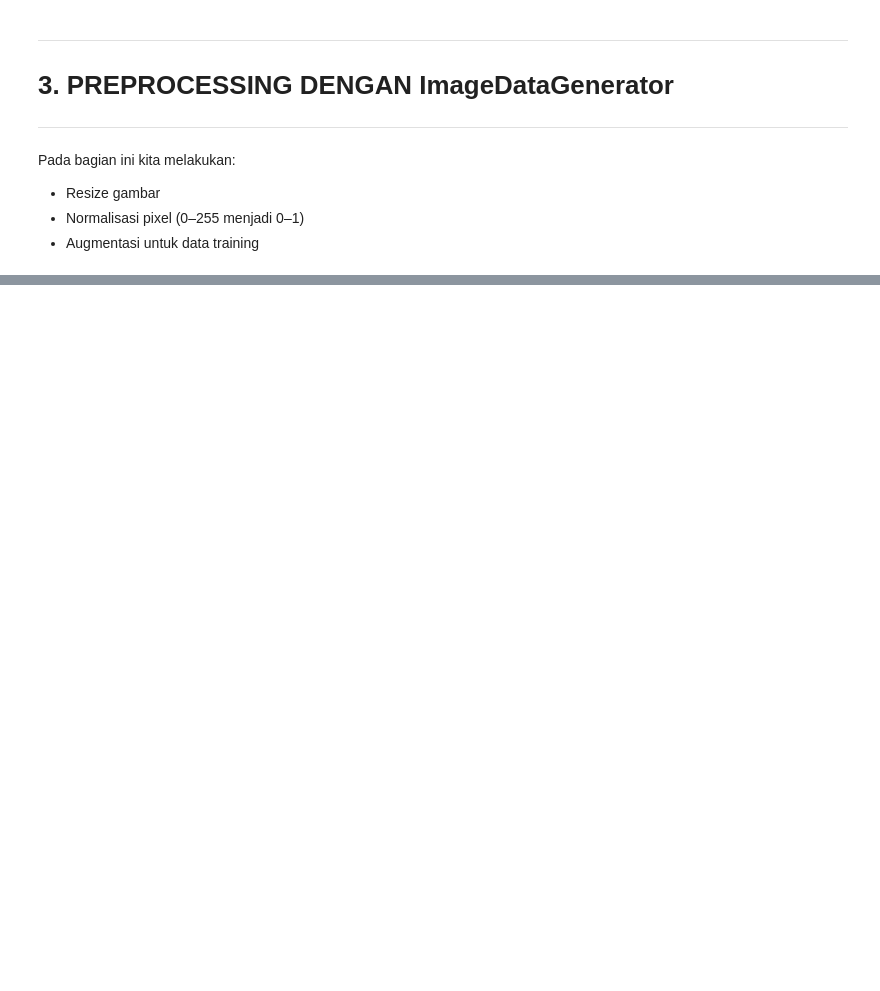
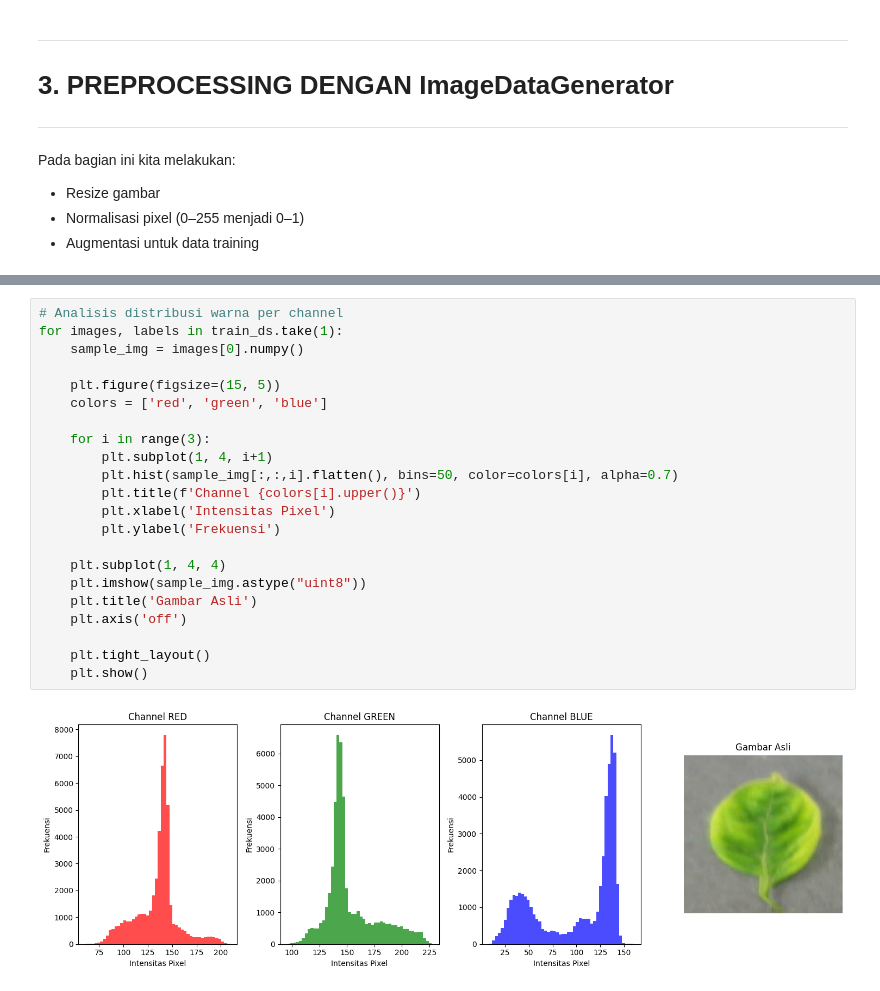
Before and after one commit to rifkyyakbaar/Kelompok9-Tomat, a Jupyter notebook: tomato.ipynb, the cells around one changed output, grey strips where cells are left out. Saved outputs shown, nothing was run; the diff lists cells and outputs as text; blank space fills up the shorter version.

```diff
--- a/tomato.ipynb
+++ b/tomato.ipynb
@@ -136,0 +209,24 @@ plt.show()
+# %%
+# Analisis distribusi warna per channel
+for images, labels in train_ds.take(1):
+    sample_img = images[0].numpy()
+
+    plt.figure(figsize=(15, 5))
+    colors = ['red', 'green', 'blue']
+
+    for i in range(3):
+        plt.subplot(1, 4, i+1)
+        plt.hist(sample_img[:,:,i].flatten(), bins=50, color=colors[i], alpha=0.7)
+        plt.title(f'Channel {colors[i].upper()}')
+        plt.xlabel('Intensitas Pixel')
+        plt.ylabel('Frekuensi')
+
+    plt.subplot(1, 4, 4)
+    plt.imshow(sample_img.astype("uint8"))
+    plt.title('Gambar Asli')
+    plt.axis('off')
+
+    plt.tight_layout()
+    plt.show()
+# %% [output]
+[figure, added]
```
Also changed, not shown: parts of 5 cells of this notebook.
